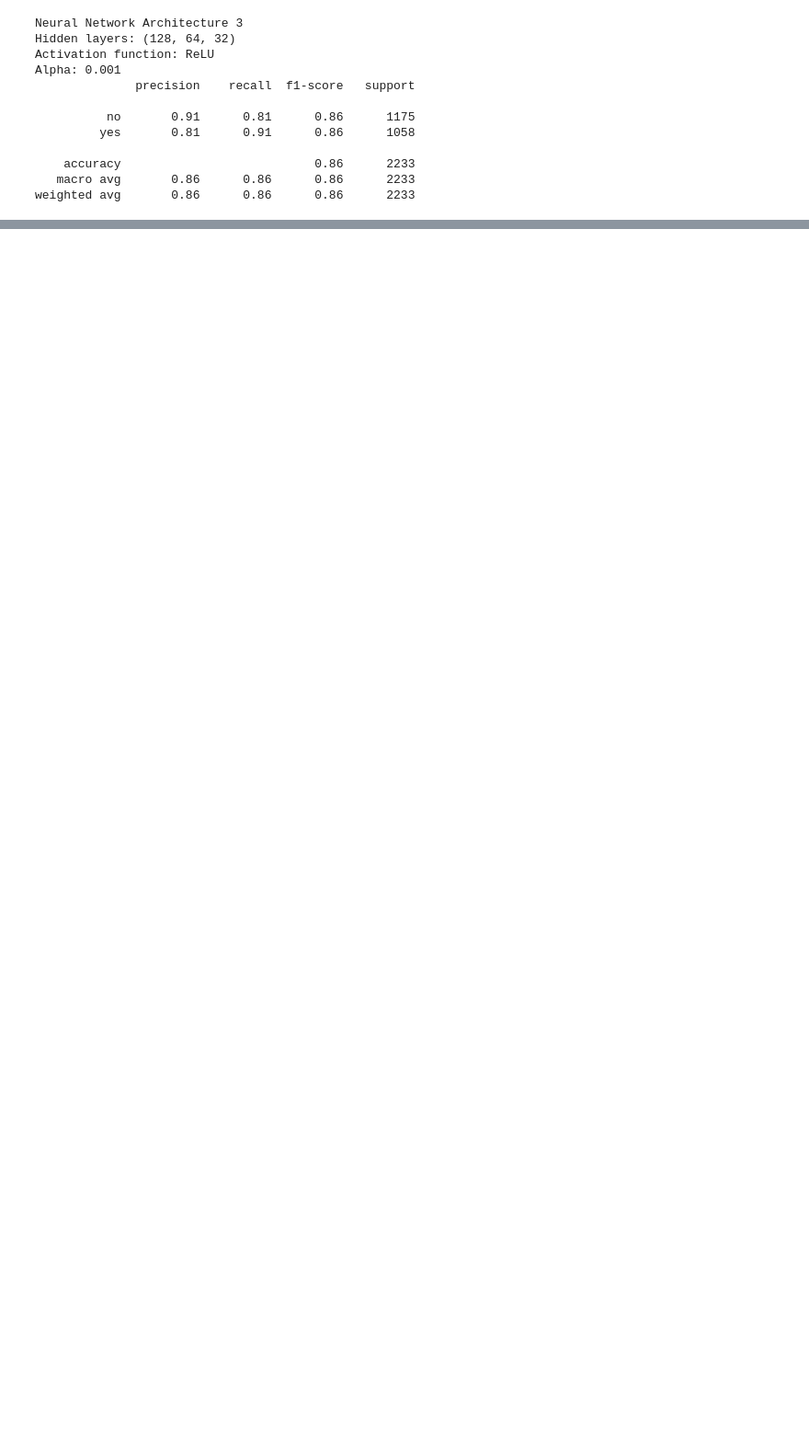
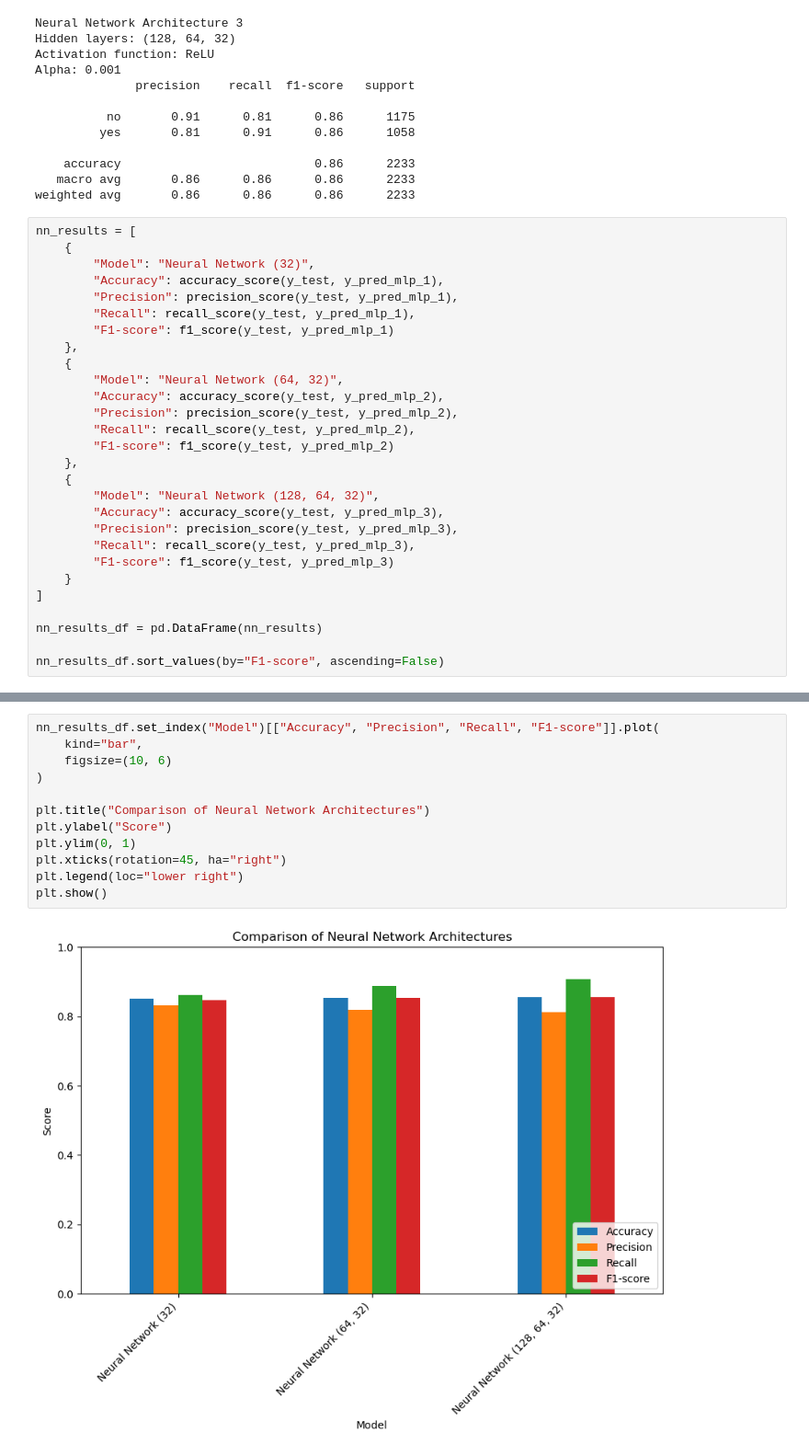
Before and after one commit to erze-haziri/bank-term-deposit-prediction, a Jupyter notebook: bank_term_deposit_analysis.ipynb, the cells around one changed output, grey strips where cells are left out. Shown at 92% size. Drawn from its saved outputs; the diff is of its cells as text; blank space fills up the shorter version.

Commit message:
Added neural network architecture comparison, best model selection, visualizations, and confusion matrices.

```diff
--- a/bank_term_deposit_analysis.ipynb
+++ b/bank_term_deposit_analysis.ipynb
@@ -904,3 +904,31 @@ Alpha: 0.001
     accuracy                           0.86      2233
    macro avg       0.86      0.86      0.86      2233
 weighted avg       0.86      0.86      0.86      2233
+# %%
+nn_results = [
+    {
+        "Model": "Neural Network (32)",
+        "Accuracy": accuracy_score(y_test, y_pred_mlp_1),
+        "Precision": precision_score(y_test, y_pred_mlp_1),
+        "Recall": recall_score(y_test, y_pred_mlp_1),
+        "F1-score": f1_score(y_test, y_pred_mlp_1)
+    },
+    {
+        "Model": "Neural Network (64, 32)",
+        "Accuracy": accuracy_score(y_test, y_pred_mlp_2),
+        "Precision": precision_score(y_test, y_pred_mlp_2),
+        "Recall": recall_score(y_test, y_pred_mlp_2),
+        "F1-score": f1_score(y_test, y_pred_mlp_2)
+    },
+    {
+        "Model": "Neural Network (128, 64, 32)",
+        "Accuracy": accuracy_score(y_test, y_pred_mlp_3),
+        "Precision": precision_score(y_test, y_pred_mlp_3),
+        "Recall": recall_score(y_test, y_pred_mlp_3),
+        "F1-score": f1_score(y_test, y_pred_mlp_3)
+    }
+]
+
+nn_results_df = pd.DataFrame(nn_results)
+
+nn_results_df.sort_values(by="F1-score", ascending=False)
@@ -906,0 +956,14 @@ weighted avg       0.86      0.86      0.86      2233
+# %%
+nn_results_df.set_index("Model")[["Accuracy", "Precision", "Recall", "F1-score"]].plot(
+    kind="bar",
+    figsize=(10, 6)
+)
+
+plt.title("Comparison of Neural Network Architectures")
+plt.ylabel("Score")
+plt.ylim(0, 1)
+plt.xticks(rotation=45, ha="right")
+plt.legend(loc="lower right")
+plt.show()
+# %% [output]
+[figure, added]
```
Also changed, not shown: parts of 5 cells of this notebook.
